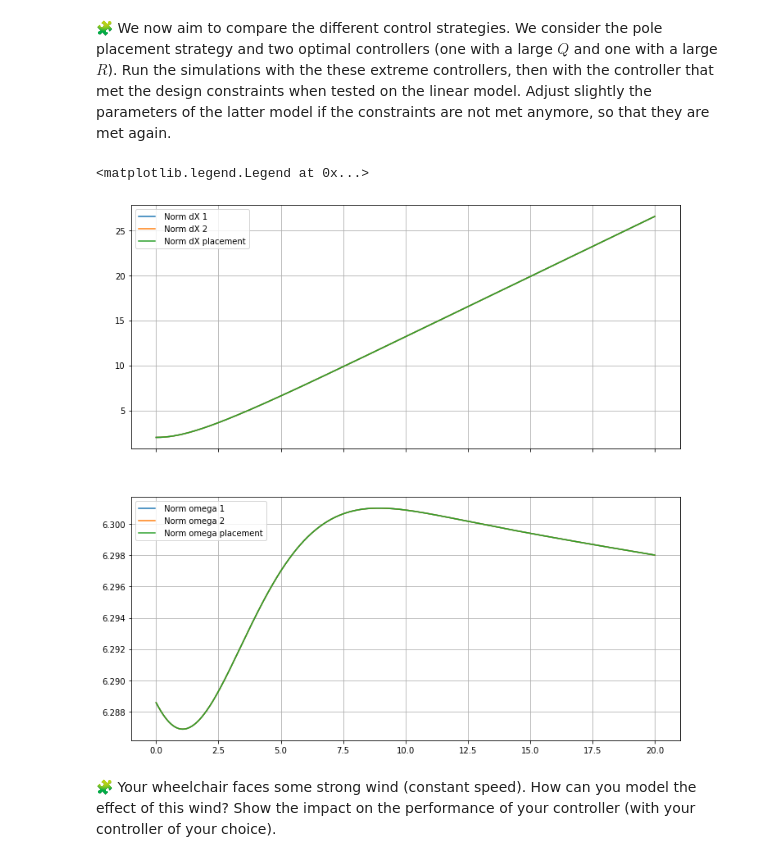
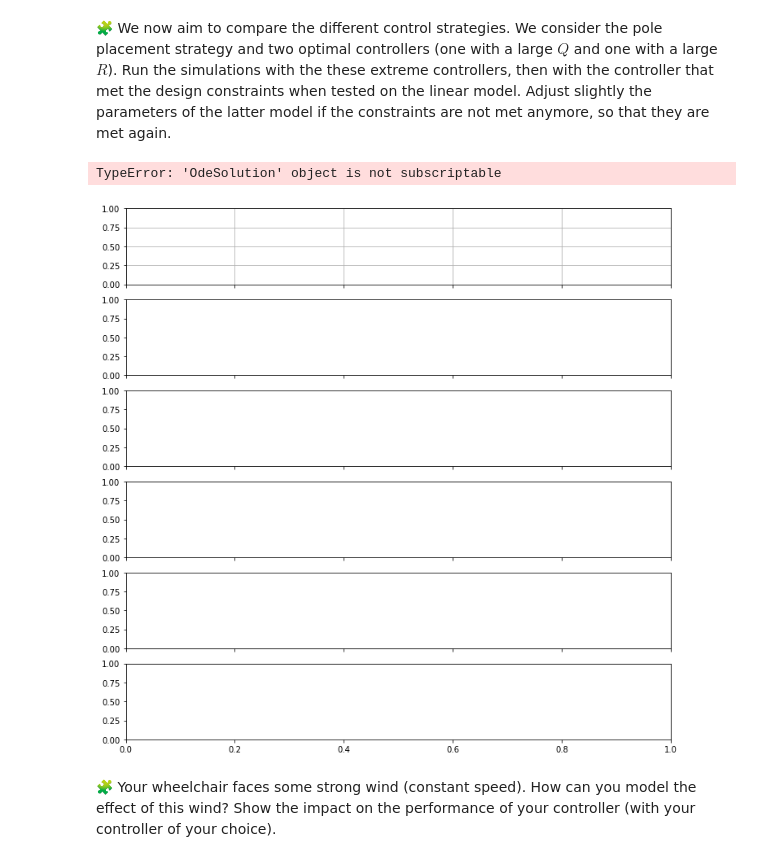
Before and after one commit to hassanAZAKAF/control-engineering-with-python-project-2022-2023, a Jupyter notebook: Project-3.ipynb, the cells around one changed output. Saved outputs shown, nothing was run; the diff lists cells and outputs as text; code cells hidden in the pictures.

```diff
--- a/Project-3.ipynb
+++ b/Project-3.ipynb
@@ -651,7 +651,7 @@ print(Compute_cost(deltaX, deltaOmega))
 # %% [markdown]
 🧩 Multiply by 10 the poles and test the function `Compute_cost` in this new case. Interpret the results.
 # %%
-K = place_poles(A,B,[10*x for x in poles]).gain_matrix
+K = place_poles(A,B,[-0.35*10,-0.36*10,-0.37*10]).gain_matrix
 tf = 20
 def deltaOmega(t,deltaX):
     return -K @ deltaX
@@ -918,7 +919,7 @@ for x, y, theta in sol_t.T:
 # %% [markdown]
 🧩 We now aim to compare the different control strategies. We consider the pole placement strategy and two optimal controllers (one with a large $Q$ and one with a large $R$). Run the simulations with the these extreme controllers, then with the controller that met the design constraints when tested on the linear model. Adjust slightly the parameters of the latter model if the constraints are not met anymore, so that they are met again.
 # %%
-Q_small, R_large = eye(3), 5*eye(2)
+Q_small, R_large = eye(3), 20*eye(2)
 Q_large, R_small = 5*eye(3), eye(2)
 P_test1 = solve_continuous_are(A,B,Q_small, R_large)
 K_test1 = inv(R_large)@B.T@P_test1
@@ -937,45 +938,65 @@ P_test2 = solve_continuous_are(A,B,Q_large, R_small)
 K_test2 = inv(R_small)@B.T@P_test2
 def deltaOmega(t,deltaX):
         return -K_test2 @ deltaX
 r_test2 = solve_ivp(
         fun=fun,
         t_span=[0, tf],
         y0=[0, 2, 0],
         dense_output=True,
         rtol=1e-6,
         atol=1e-12
     )
 poles_placement = [-0.35,-0.36,-0.37]
 K_placement = place_poles(A,B,poles_placement).gain_matrix
 def deltaOmega(t,deltaX):
         return -K_placement @ deltaX
 r_placement = solve_ivp(
         fun=fun,
         t_span=[0, tf],
         y0=[0, 2, 0],
         dense_output=True,
         rtol=1e-6,
         atol=1e-12
     )
+dOmega_test1 = -K@r_test1["sol"](t)
+dOmega_test2 = -K@r_test2["sol"](t)
+dOmega_placement = -K@r_placement["sol"](t)
+Omega_test1 = array([(dOmega_test1[0,:] + v/Rw)* Rw * 3.6 ,(dOmega_test1[1,:] + v/Rw)* Rw * 3.6])
+Omega_test2 = array([(dOmega_test2[0,:] + v/Rw)* Rw * 3.6 , (dOmega_test2[1,:] + v/Rw)* Rw * 3.6])
+dOmega_placement = array([(dOmega_placement[0,:] + v/Rw)* Rw * 3.6 , (dOmega_placement[1,:] + v/Rw)* Rw * 3.6])
 t = linspace(0.0,tf, 1000)
 fig = figure(figsize=(12, 12))
-ax1, ax2  = fig.subplots(2, 1, sharex=True)
+ax1, ax2, ax3, ax4, ax5, ax6= fig.subplots(6, 1, sharex=True)
 ax1.grid(True)
-ax1.plot(t, [norm(r_test1["sol"](i)) for i in t ], label=" Norm dX 1 ")
-ax1.plot(t, [norm(r_test2["sol"](i)) for i in t ], label=" Norm dX 2")
-ax1.plot(t, [norm(r_placement["sol"](i)) for i in t ], label=" Norm dX placement")
+ax1.plot(t, r_test1["sol"][0], label="  dx 1 ")
+ax1.plot(t, r_test1["sol"][1], label="  dy 1 ")
+ax1.plot(t, r_test1["sol"][2], label="  theta 1 ")
 ax1.legend()
-
 ax2.grid(True)
-
-
-ax2.plot(t, array([norm(omega(i,(r_test1["sol"](i)))) for i in t ]).T, label=" Norm omega 1 ")
-ax2.plot(t, array([norm(omega(i,(r_test2["sol"](i)))) for i in t ]).T, label=" Norm omega 2")
-ax2.plot(t, array([norm(omega(i,(r_placement["sol"](i)))) for i in t ]).T, label=" Norm omega placement")
+ax2.plot(t, r_test2["sol"][0], label="  dy 2 ")
+ax2.plot(t, r_test2["sol"][1], label="  dy 2 ")
+ax2.plot(t, r_test2["sol"][2], label="  theta 2")
 ax2.legend()
+ax3.grid(True)
+ax2.plot(t, r_placement["sol"][0], label="  dy 2 ")
+ax2.plot(t, r_placement["sol"][1], label="  dy 2 ")
+ax2.plot(t, r_placement["sol"][2], label="  theta 2")
+ax3.legend()
+ax4.grid(True)
+ax4.plot(t, dOmega_test1[0], label="  omega r 1 ")
+ax4.plot(t, dOmega_test1[1], label=" omega l 1 ")
+ax4.legend()
+ax5.grid(True)
+ax5.plot(t, dOmega_test2[0], label=" omega r 2 ")
+ax5.plot(t, dOmega_test2[1], label=" omega l 2 ")
+ax5.legend()
+ax6.grid(True)
+ax5.plot(t, dOmega_placement[0], label=" omega r placement ")
+ax5.plot(t, dOmega_placement[1], label=" omega l placement  ")
+ax6.legend()
 # %% [output]
-<matplotlib.legend.Legend at 0x...>
+TypeError: 'OdeSolution' object is not subscriptable
-[figure, old version]
+[figure, new version]
 # %% [markdown]
 🧩 Your wheelchair faces some strong wind (constant speed). How can you model the effect of this wind? Show the impact on the performance of your controller (with your controller of your choice).
 # %%
```
Also changed, not shown: parts of 14 cells of this notebook.
